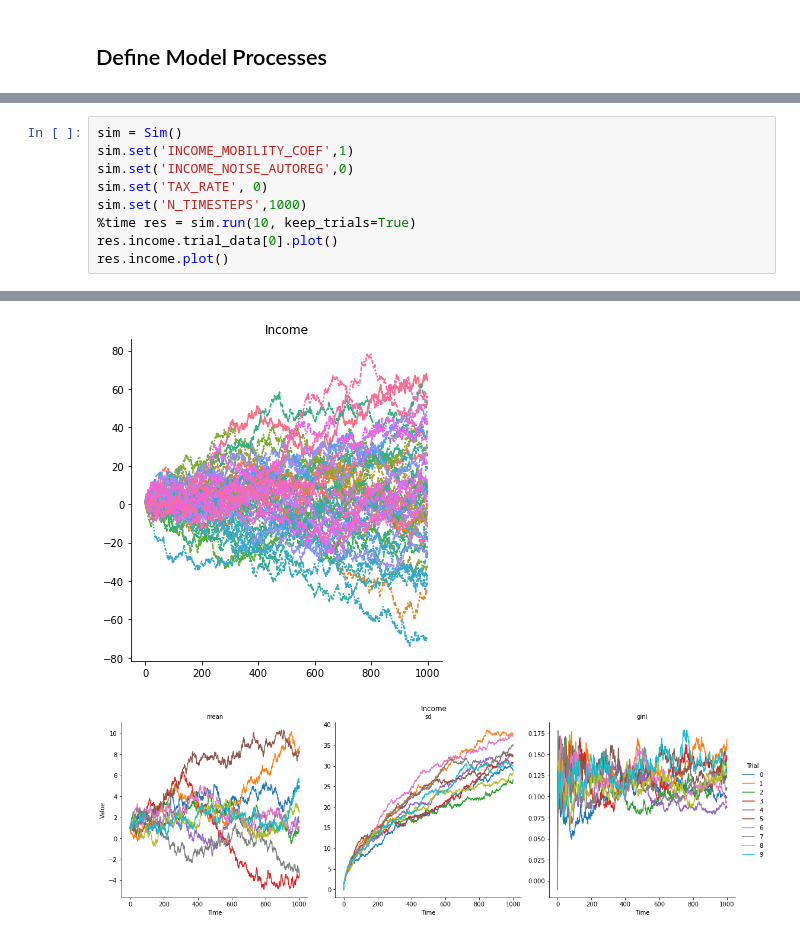
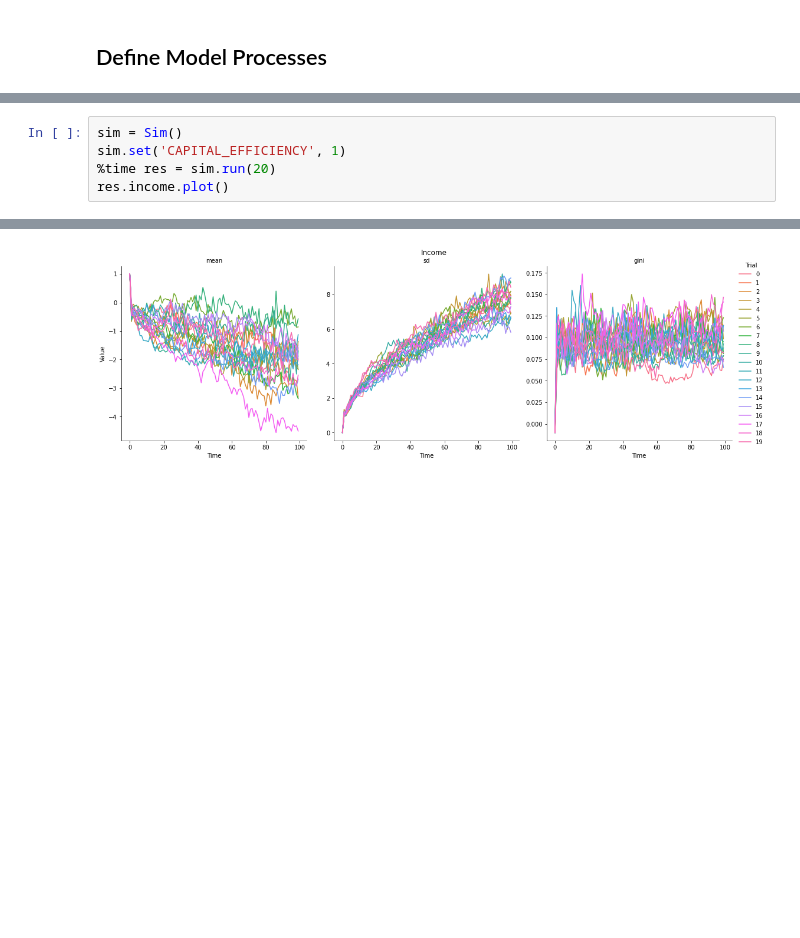
Before and after one commit to eric-mc2/MobilitySim, a Jupyter notebook: Inter-Generational Mobility.ipynb, the cells around one changed output, grey strips where cells are left out. Saved outputs shown, nothing was run; the diff lists cells and outputs as text; blank space fills up the shorter version.

```diff
--- a/Inter-Generational Mobility.ipynb
+++ b/Inter-Generational Mobility.ipynb
@@ -62,10 +76,6 @@ from sim import Sim
 # %%
 sim = Sim()
-sim.set('INCOME_MOBILITY_COEF',1)
-sim.set('INCOME_NOISE_AUTOREG',0)
-sim.set('TAX_RATE', 0)
-sim.set('N_TIMESTEPS',1000)
-%time res = sim.run(10, keep_trials=True)
-res.income.trial_data[0].plot()
+sim.set('CAPITAL_EFFICIENCY', 1)
+%time res = sim.run(20)
 res.income.plot()
 # %% [output]
@@ -74,4 +84,3 @@ Wall time: 851 ms
-[figure, old version]
+[figure, new version]
-[figure, removed]
 # %%
 sim = Sim()
```
Also changed, not shown: parts of 3 cells of this notebook, 1 other file.
